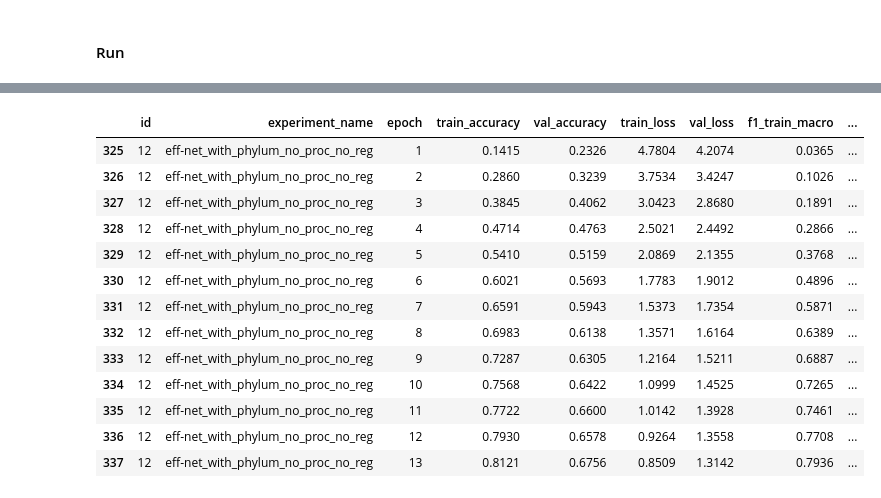
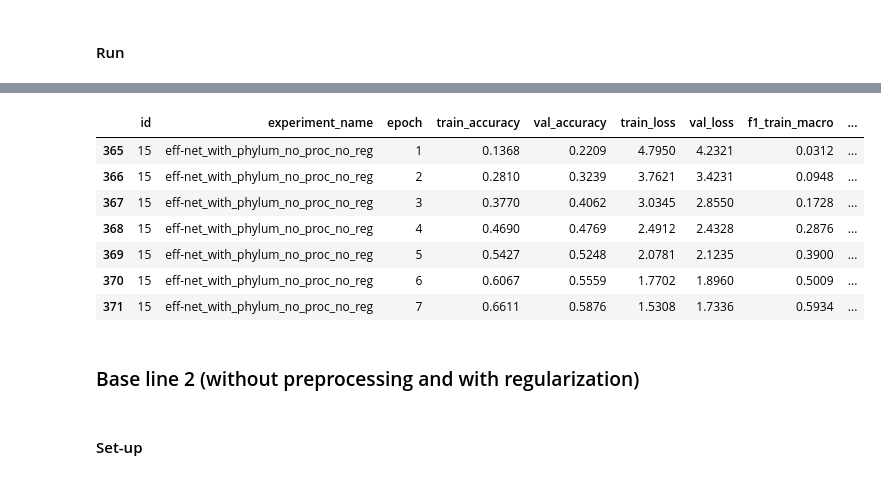
Before and after one commit to mgalao/deep-learning-project, a Jupyter notebook: project/DL_Phylum_Models.ipynb, the cells around one changed output, grey strips where cells are left out. Cells and saved outputs as stored; diff of their text form; code cells hidden in the pictures.

```diff
--- a/project/DL_Phylum_Models.ipynb
+++ b/project/DL_Phylum_Models.ipynb
@@ -262,29 +279,27 @@ Epoch 14/25
 # %%
 # Load the experiment log
 df = pd.read_csv('experiment_log.csv')
 
 # Identify the latest experiment
 max_id = df['id'].max()
 
 # Filter the DataFrame to get the latest experiment
 df_latest_experiment = df[df['id'] == max_id]
 
 # Save the latest experiment log to a CSV file
-df_latest_experiment.to_csv('phylum_models_results/efficient_net_phylum_no_proc_no_reg_history.csv', index=False)
+df_latest_experiment.to_csv('phylum_models_results/efficient_net_phylum_1_no_proc_no_reg_history.csv', index=False)
 
 df_latest_experiment
 # %% [output]
 |  | id | experiment_name | epoch | train_accuracy | val_accuracy | train_loss | val_loss | f1_train_macro | ... |
-| 325 | 12 | eff-net_with_phylum_no_proc_no_reg | 1 | 0.1415 | 0.2326 | 4.7804 | 4.2074 | 0.0365 | ... |
-| 326 | 12 | eff-net_with_phylum_no_proc_no_reg | 2 | 0.2860 | 0.3239 | 3.7534 | 3.4247 | 0.1026 | ... |
-| 327 | 12 | eff-net_with_phylum_no_proc_no_reg | 3 | 0.3845 | 0.4062 | 3.0423 | 2.8680 | 0.1891 | ... |
-| 328 | 12 | eff-net_with_phylum_no_proc_no_reg | 4 | 0.4714 | 0.4763 | 2.5021 | 2.4492 | 0.2866 | ... |
-| 329 | 12 | eff-net_with_phylum_no_proc_no_reg | 5 | 0.5410 | 0.5159 | 2.0869 | 2.1355 | 0.3768 | ... |
-| 330 | 12 | eff-net_with_phylum_no_proc_no_reg | 6 | 0.6021 | 0.5693 | 1.7783 | 1.9012 | 0.4896 | ... |
-| 331 | 12 | eff-net_with_phylum_no_proc_no_reg | 7 | 0.6591 | 0.5943 | 1.5373 | 1.7354 | 0.5871 | ... |
-| 332 | 12 | eff-net_with_phylum_no_proc_no_reg | 8 | 0.6983 | 0.6138 | 1.3571 | 1.6164 | 0.6389 | ... |
-| 333 | 12 | eff-net_with_phylum_no_proc_no_reg | 9 | 0.7287 | 0.6305 | 1.2164 | 1.5211 | 0.6887 | ... |
-| 334 | 12 | eff-net_with_phylum_no_proc_no_reg | 10 | 0.7568 | 0.6422 | 1.0999 | 1.4525 | 0.7265 | ... |
-| 335 | 12 | eff-net_with_phylum_no_proc_no_reg | 11 | 0.7722 | 0.6600 | 1.0142 | 1.3928 | 0.7461 | ... |
-| 336 | 12 | eff-net_with_phylum_no_proc_no_reg | 12 | 0.7930 | 0.6578 | 0.9264 | 1.3558 | 0.7708 | ... |
-| 337 | 12 | eff-net_with_phylum_no_proc_no_reg | 13 | 0.8121 | 0.6756 | 0.8509 | 1.3142 | 0.7936 | ... |
+| 365 | 15 | eff-net_with_phylum_no_proc_no_reg | 1 | 0.1368 | 0.2209 | 4.7950 | 4.2321 | 0.0312 | ... |
+| 366 | 15 | eff-net_with_phylum_no_proc_no_reg | 2 | 0.2810 | 0.3239 | 3.7621 | 3.4231 | 0.0948 | ... |
+| 367 | 15 | eff-net_with_phylum_no_proc_no_reg | 3 | 0.3770 | 0.4062 | 3.0345 | 2.8550 | 0.1728 | ... |
+| 368 | 15 | eff-net_with_phylum_no_proc_no_reg | 4 | 0.4690 | 0.4769 | 2.4912 | 2.4328 | 0.2876 | ... |
+| 369 | 15 | eff-net_with_phylum_no_proc_no_reg | 5 | 0.5427 | 0.5248 | 2.0781 | 2.1235 | 0.3900 | ... |
+| 370 | 15 | eff-net_with_phylum_no_proc_no_reg | 6 | 0.6067 | 0.5559 | 1.7702 | 1.8960 | 0.5009 | ... |
+| 371 | 15 | eff-net_with_phylum_no_proc_no_reg | 7 | 0.6611 | 0.5876 | 1.5308 | 1.7336 | 0.5934 | ... |
+# %% [markdown]
+### Base line 2 (without preprocessing and with regularization)
+# %% [markdown]
+#### Set-up
```
Also changed, not shown: parts of 35 cells of this notebook.
